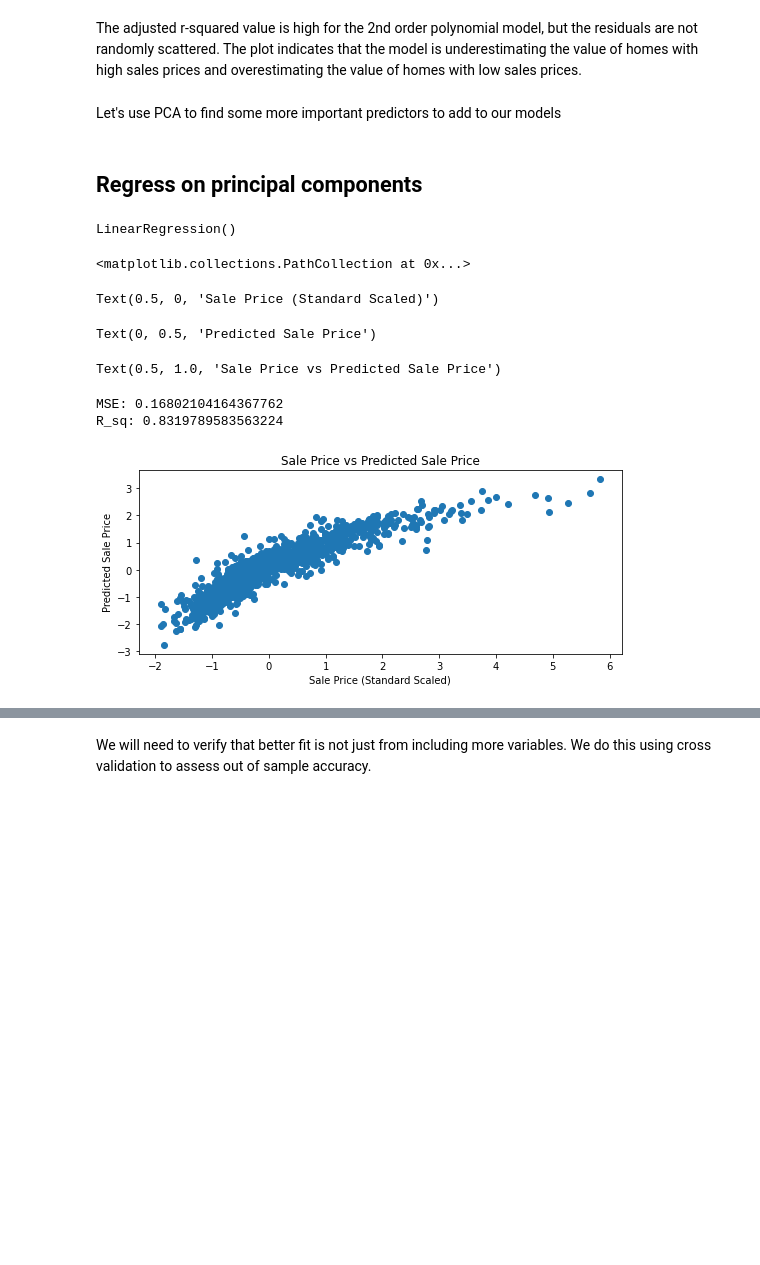
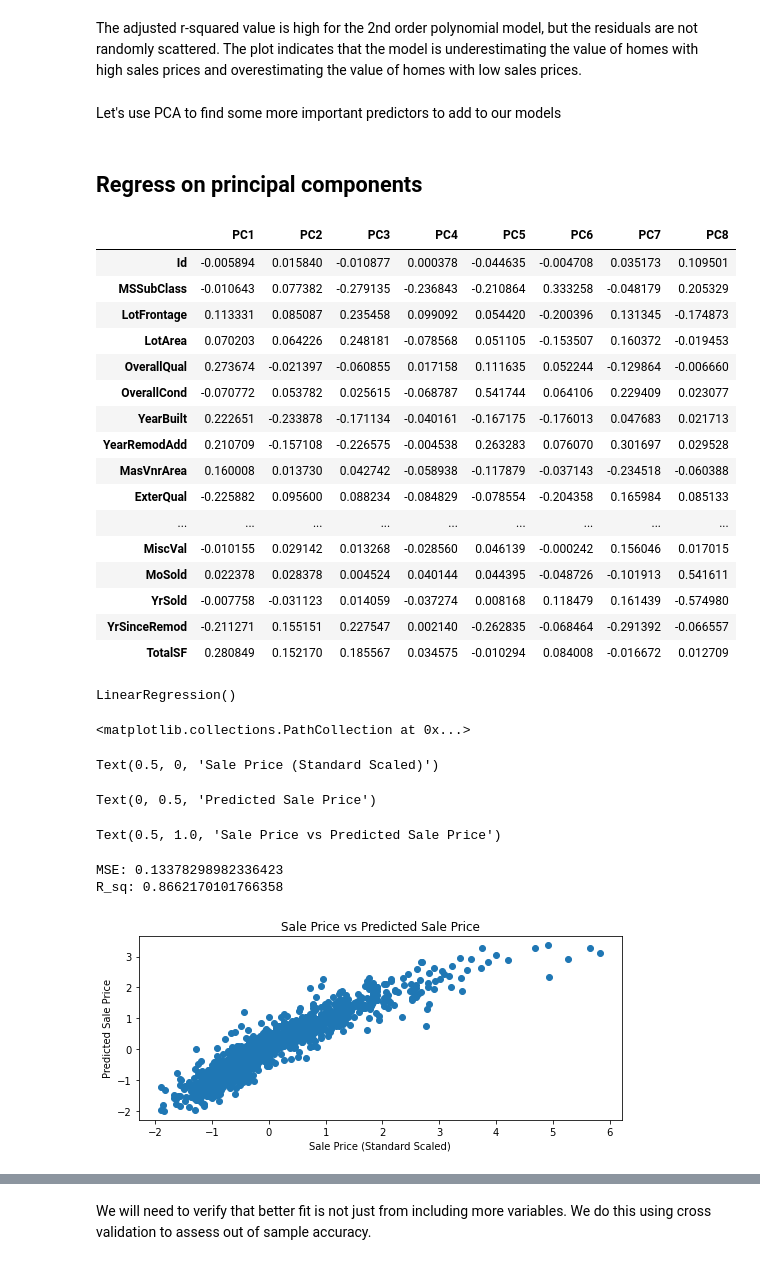
Before and after one commit to Steve-Desilets/MSDS-422-Module-2-Assignment, a Jupyter notebook: Module 2 Assignment - Group 3.ipynb, the cells around one changed output, grey strips where cells are left out. Saved outputs shown, nothing was run; the diff lists cells and outputs as text; code cells hidden in the pictures; blank space fills up the shorter version.

```diff
--- a/Module 2 Assignment - Group 3.ipynb
+++ b/Module 2 Assignment - Group 3.ipynb
@@ -927,8 +927,8 @@ from sklearn.linear_model import Ridge
 from sklearn.preprocessing import PolynomialFeatures
 from sklearn.pipeline import make_pipeline
 from sklearn.metrics import mean_squared_error
-# %% [markdown]
-Let's use PCA to find some more important predictors to add to our models
+# %% [markdown]
+Let's use PCA to find some more important predictors to add to our models
 # %% [markdown]
 ## Regress on principal components
 # %%
@@ -943,13 +943,21 @@ scaler = StandardScaler()
 
 pca = PCA(n_components=8)
 
+
 ## independent variables ###
 
-x_raw = housing_training_data[numerical_vars].drop(columns = 'SalePrice')
+x_raw = housing_training_data.select_dtypes(exclude=['object']).drop(columns = ['SalePrice','standard_scaled_sale_price'])
 x_scale = scale(x_raw)
 
 x_pca_raw = pca.fit_transform(x_raw)
 x_pca_scale = pca.fit_transform(x_scale) # PCA is affected by scale. We use the scaled values.
+
+
+## importance scores of the principal components ##
+# show loadings for features
+loadings = pd.DataFrame(pca.components_.T, columns=['PC1','PC2','PC3','PC4','PC5','PC6','PC7','PC8'], index=x_raw.columns)
+loadings
+
 
 ## dependent variable ##
 
@@ -958,36 +966,53 @@ housing_training_data[['standard_scaled_sale_price']] = scaler.fit_transform(hou
 y_raw = np.array(housing_training_data[['SalePrice']]).reshape(-1,1)
 y_scale = np.array(housing_training_data['standard_scaled_sale_price']).reshape(-1,1)
 
 ## train linear model ##
 
 regr = LinearRegression()
 
 regr.fit(x_pca_scale, y_scale)
 
 y_pred = regr.predict(x_pca_scale)
 
 plt.scatter(y_scale, y_pred)
 plt.xlabel('Sale Price (Standard Scaled)')
 plt.ylabel('Predicted Sale Price')
 plt.title('Sale Price vs Predicted Sale Price')
 
 ## calculate RMSE ##
 
 # Mean Squared Error
 MSE = np.square(np.subtract(y_scale,y_pred)).mean()
 print("MSE:",MSE)
 
 r2 = r2_score(y_scale, y_pred)
 print("R_sq:",r2)
 # %% [output]
+|  | PC1 | PC2 | PC3 | PC4 | PC5 | PC6 | PC7 | PC8 |
+| Id | -0.005894 | 0.015840 | -0.010877 | 0.000378 | -0.044635 | -0.004708 | 0.035173 | 0.109501 |
+| MSSubClass | -0.010643 | 0.077382 | -0.279135 | -0.236843 | -0.210864 | 0.333258 | -0.048179 | 0.205329 |
+| LotFrontage | 0.113331 | 0.085087 | 0.235458 | 0.099092 | 0.054420 | -0.200396 | 0.131345 | -0.174873 |
+| LotArea | 0.070203 | 0.064226 | 0.248181 | -0.078568 | 0.051105 | -0.153507 | 0.160372 | -0.019453 |
+| OverallQual | 0.273674 | -0.021397 | -0.060855 | 0.017158 | 0.111635 | 0.052244 | -0.129864 | -0.006660 |
+| OverallCond | -0.070772 | 0.053782 | 0.025615 | -0.068787 | 0.541744 | 0.064106 | 0.229409 | 0.023077 |
+| YearBuilt | 0.222651 | -0.233878 | -0.171134 | -0.040161 | -0.167175 | -0.176013 | 0.047683 | 0.021713 |
+| YearRemodAdd | 0.210709 | -0.157108 | -0.226575 | -0.004538 | 0.263283 | 0.076070 | 0.301697 | 0.029528 |
+| MasVnrArea | 0.160008 | 0.013730 | 0.042742 | -0.058938 | -0.117879 | -0.037143 | -0.234518 | -0.060388 |
+| ExterQual | -0.225882 | 0.095600 | 0.088234 | -0.084829 | -0.078554 | -0.204358 | 0.165984 | 0.085133 |
+| ... | ... | ... | ... | ... | ... | ... | ... | ... |
+| MiscVal | -0.010155 | 0.029142 | 0.013268 | -0.028560 | 0.046139 | -0.000242 | 0.156046 | 0.017015 |
+| MoSold | 0.022378 | 0.028378 | 0.004524 | 0.040144 | 0.044395 | -0.048726 | -0.101913 | 0.541611 |
+| YrSold | -0.007758 | -0.031123 | 0.014059 | -0.037274 | 0.008168 | 0.118479 | 0.161439 | -0.574980 |
+| YrSinceRemod | -0.211271 | 0.155151 | 0.227547 | 0.002140 | -0.262835 | -0.068464 | -0.291392 | -0.066557 |
+| TotalSF | 0.280849 | 0.152170 | 0.185567 | 0.034575 | -0.010294 | 0.084008 | -0.016672 | 0.012709 |
 LinearRegression()
 <matplotlib.collections.PathCollection at 0x...>
 Text(0.5, 0, 'Sale Price (Standard Scaled)')
 Text(0, 0.5, 'Predicted Sale Price')
 Text(0.5, 1.0, 'Sale Price vs Predicted Sale Price')
-MSE: 0.16802104164367762
-R_sq: 0.8319789583563224
+MSE: 0.13378298982336423
+R_sq: 0.8662170101766358
-[figure, old version]
+[figure, new version]
 # %%
 # Residuals
 
```
Also changed, not shown: parts of 19 cells of this notebook.
